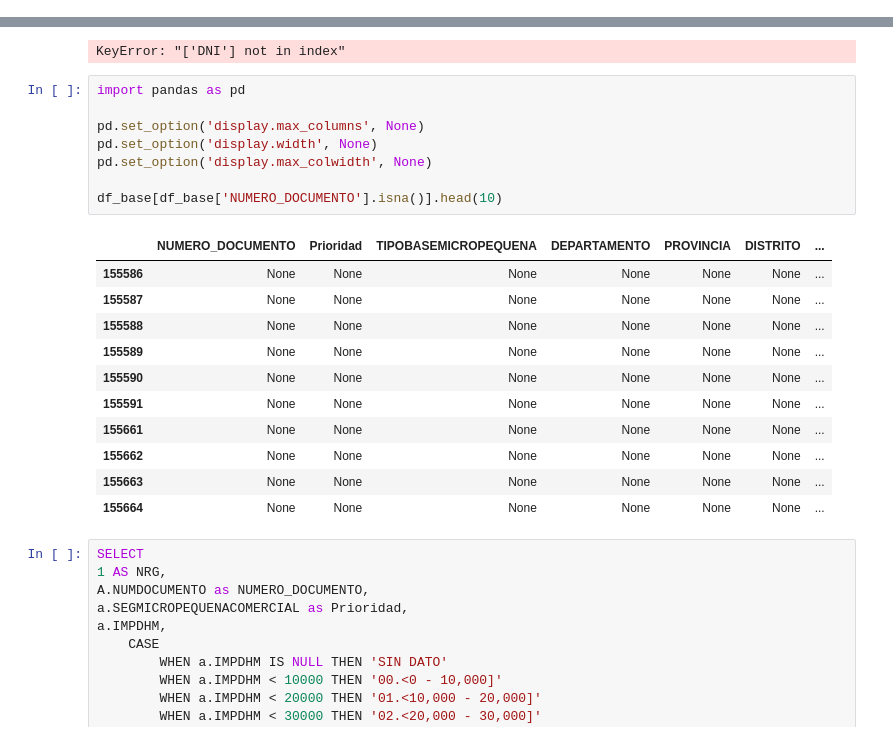
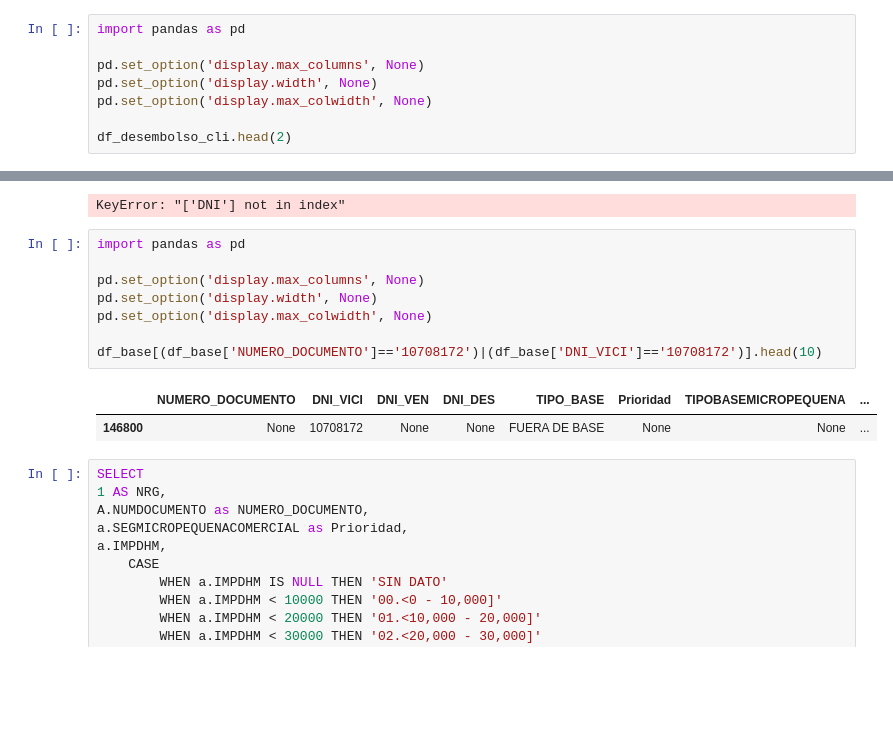
Before and after one commit to fernandolazob/target_script_01, a Jupyter notebook: 10-BI/negocios.ipynb, the cells around one changed output, grey strips where cells are left out. Cells and saved outputs as stored; diff of their text form; blank space fills up the shorter version.

```diff
--- a/10-BI/negocios.ipynb
+++ b/10-BI/negocios.ipynb
@@ -181,0 +2124,8 @@ engine_samantha = create_engine(
+# %%
+import pandas as pd
+
+pd.set_option('display.max_columns', None)
+pd.set_option('display.width', None)
+pd.set_option('display.max_colwidth', None)
+
+df_desembolso_cli.head(2)
@@ -440,23 +2306,14 @@ KeyError: "['DNI'] not in index"
 # %%
 import pandas as pd
 
 pd.set_option('display.max_columns', None)
 pd.set_option('display.width', None)
 pd.set_option('display.max_colwidth', None)
 
-df_base[df_base['NUMERO_DOCUMENTO'].isna()].head(10)
+df_base[(df_base['NUMERO_DOCUMENTO']=='10708172')|(df_base['DNI_VICI']=='10708172')].head(10)
 # %% [output]
-|  | NUMERO_DOCUMENTO | Prioridad | TIPOBASEMICROPEQUENA | DEPARTAMENTO | PROVINCIA | DISTRITO | ... |
-| 155586 | None | None | None | None | None | None | ... |
-| 155587 | None | None | None | None | None | None | ... |
-| 155588 | None | None | None | None | None | None | ... |
-| 155589 | None | None | None | None | None | None | ... |
-| 155590 | None | None | None | None | None | None | ... |
-| 155591 | None | None | None | None | None | None | ... |
-| 155661 | None | None | None | None | None | None | ... |
-| 155662 | None | None | None | None | None | None | ... |
-| 155663 | None | None | None | None | None | None | ... |
-| 155664 | None | None | None | None | None | None | ... |
+|  | NUMERO_DOCUMENTO | DNI_VICI | DNI_VEN | DNI_DES | TIPO_BASE | Prioridad | TIPOBASEMICROPEQUENA | ... |
+| 146800 | None | 10708172 | None | None | FUERA DE BASE | None | None | ... |
 # %%
 SELECT
 1 AS NRG,
```
Also changed, not shown: parts of 46 cells of this notebook, 45 other files.
